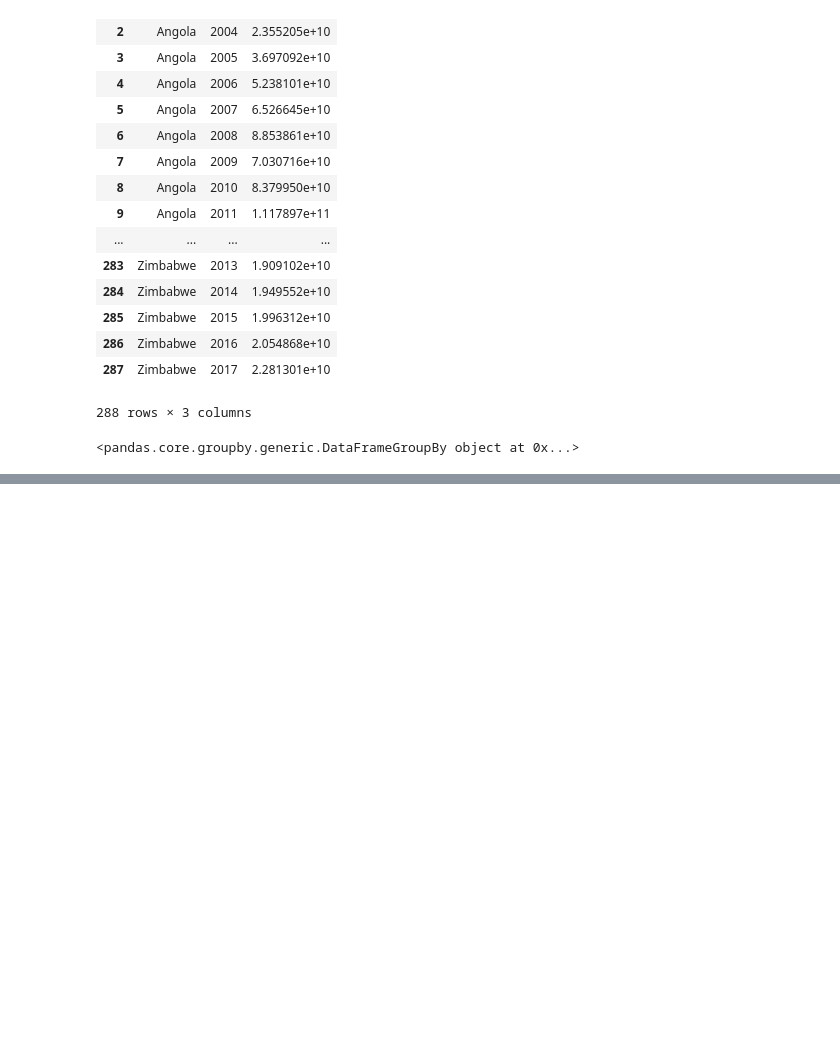
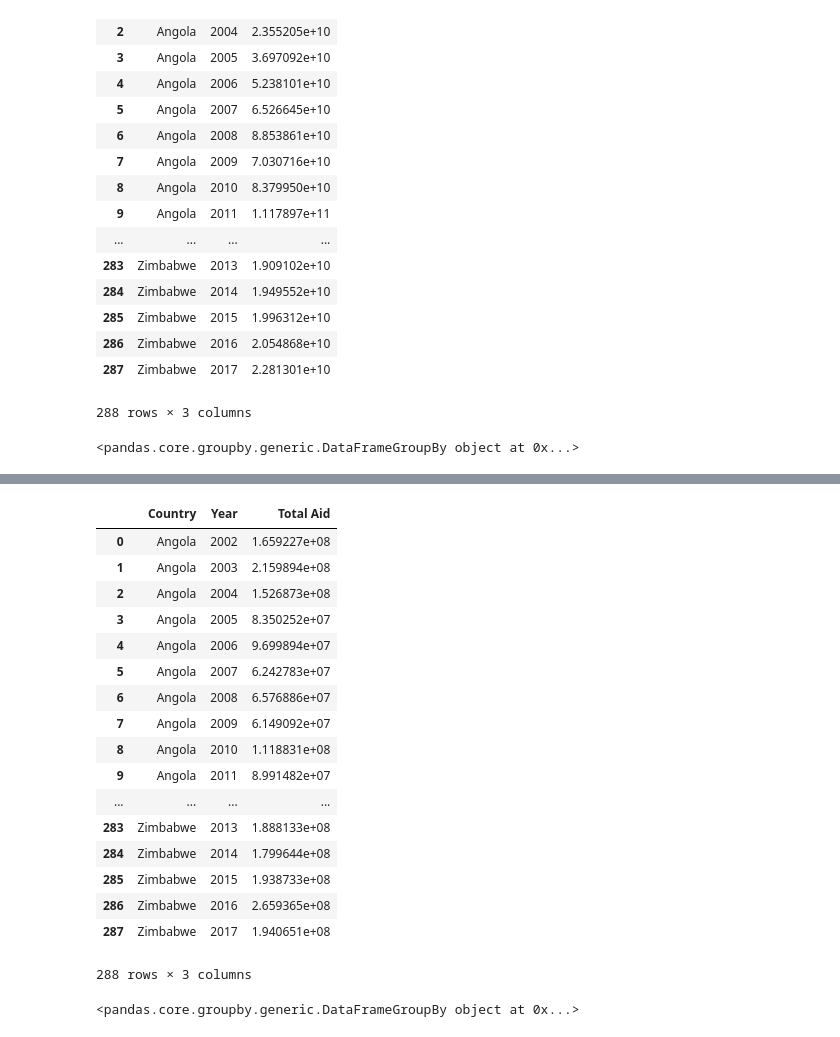
Before and after one commit to juliasweet/Project_1, a Jupyter notebook: GDP and Subsaharan Africa.ipynb, the cells around one changed output, grey strips where cells are left out. Drawn from its saved outputs; the diff is of its cells as text; code cells hidden in the pictures; blank space fills up the shorter version.

```diff
--- a/GDP and Subsaharan Africa.ipynb
+++ b/GDP and Subsaharan Africa.ipynb
@@ -549,0 +550,26 @@ Name: GDP, dtype: float64
+# %%
+Aid_df
+# %% [output]
+|  | Country | Year | Total Aid |
+| 0 | Angola | 2002 | 1.659227e+08 |
+| 1 | Angola | 2003 | 2.159894e+08 |
+| 2 | Angola | 2004 | 1.526873e+08 |
+| 3 | Angola | 2005 | 8.350252e+07 |
+| 4 | Angola | 2006 | 9.699894e+07 |
+| 5 | Angola | 2007 | 6.242783e+07 |
+| 6 | Angola | 2008 | 6.576886e+07 |
+| 7 | Angola | 2009 | 6.149092e+07 |
+| 8 | Angola | 2010 | 1.118831e+08 |
+| 9 | Angola | 2011 | 8.991482e+07 |
+| ... | ... | ... | ... |
+| 283 | Zimbabwe | 2013 | 1.888133e+08 |
+| 284 | Zimbabwe | 2014 | 1.799644e+08 |
+| 285 | Zimbabwe | 2015 | 1.938733e+08 |
+| 286 | Zimbabwe | 2016 | 2.659365e+08 |
+| 287 | Zimbabwe | 2017 | 1.940651e+08 |
+288 rows × 3 columns
+# %%
+grouped_Aid_year_df = Aid_df.groupby(['Year'])
+print(grouped_Aid_year_df)
+# %% [output]
+<pandas.core.groupby.generic.DataFrameGroupBy object at 0x...>
```
Also changed, not shown: parts of 5 cells of this notebook.
